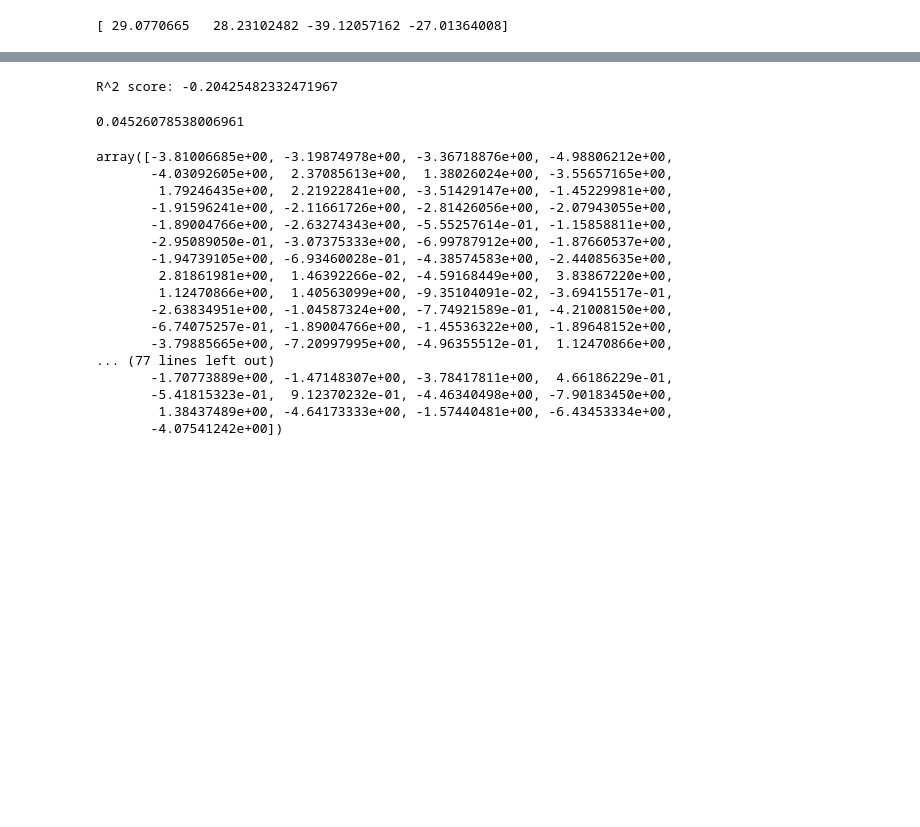
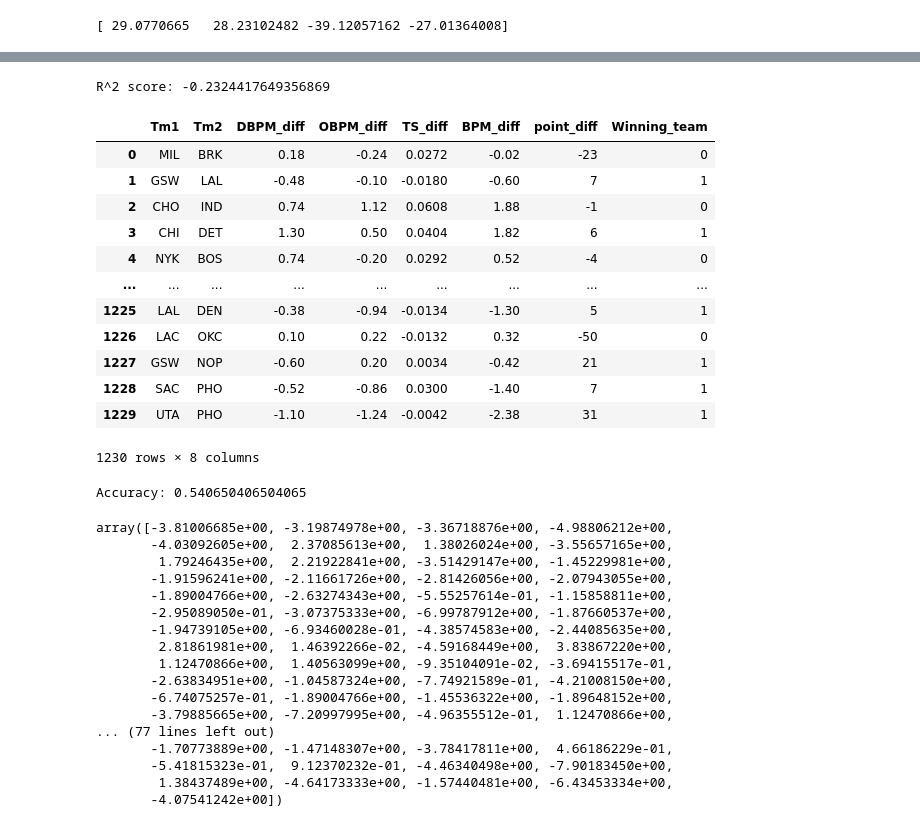
Before and after one commit to lmainvielle2023/LinearRegression, a Jupyter notebook: Murph's Project/CompSci project.ipynb, the cells around one changed output, grey strips where cells are left out. Cells and saved outputs as stored; diff of their text form; code cells hidden in the pictures; blank space fills up the shorter version.

```diff
--- a/Untitled Folder/CompSci project.ipynb
+++ b/Murph's Project/CompSci project.ipynb
@@ -142,8 +293,8 @@ from sklearn.metrics import r2_score
 # 'Visitor', 'Home', 'Visitor_pts_diff', 'Home_pts_diff', 'Visitor_DBPM_diff', 'Visitor_OBPM_diff', 'Visitor_TS%_diff', 'Visitor_BPM_diff', 'Home_DBPM_diff', 'Home_OBPM_diff', 'Home_TS%_diff', 'Home_BPM_diff', 'Pt_diff'
 
 # Define the features and target
-X = results[['DBPM_diff', 'OBPM_diff', 'TS_diff', 'BPM_diff']]
-y = results['point_diff']
+X = results[['WS48_diff', 'PER_diff', 'TS_diff', 'BPM_diff', 'VORP_diff']]
+y = results['Winning_team']
 
 # Split the data into training and testing sets
 X_train, X_test, y_train, y_test = train_test_split(X, y, test_size=0.3, random_state=0)
@@ -158,11 +309,44 @@ y_pred = rf.predict(X_test)
 # Print the R^2 score
 print('R^2 score:', r2_score(y_test, y_pred))
 # %% [output]
-R^2 score: -0.20425482332471967
+R^2 score: -0.2324417649356869
+# %%
+results['Winning_team'] = (results['point_diff'] > 0).astype(int)
+mask = (results['point_diff'] < 0)
+results.loc[mask, ['Tm1', 'Tm2']] = results.loc[mask, ['Tm2', 'Tm1']].values
+results
+# %% [output]
+|  | Tm1 | Tm2 | DBPM_diff | OBPM_diff | TS_diff | BPM_diff | point_diff | Winning_team |
+| 0 | MIL | BRK | 0.18 | -0.24 | 0.0272 | -0.02 | -23 | 0 |
+| 1 | GSW | LAL | -0.48 | -0.10 | -0.0180 | -0.60 | 7 | 1 |
+| 2 | CHO | IND | 0.74 | 1.12 | 0.0608 | 1.88 | -1 | 0 |
+| 3 | CHI | DET | 1.30 | 0.50 | 0.0404 | 1.82 | 6 | 1 |
+| 4 | NYK | BOS | 0.74 | -0.20 | 0.0292 | 0.52 | -4 | 0 |
+| ... | ... | ... | ... | ... | ... | ... | ... | ... |
+| 1225 | LAL | DEN | -0.38 | -0.94 | -0.0134 | -1.30 | 5 | 1 |
+| 1226 | LAC | OKC | 0.10 | 0.22 | -0.0132 | 0.32 | -50 | 0 |
+| 1227 | GSW | NOP | -0.60 | 0.20 | 0.0034 | -0.42 | 21 | 1 |
+| 1228 | SAC | PHO | -0.52 | -0.86 | 0.0300 | -1.40 | 7 | 1 |
+| 1229 | UTA | PHO | -1.10 | -1.24 | -0.0042 | -2.38 | 31 | 1 |
+1230 rows × 8 columns
 # %%
-lr_model.score(X_test, y_test)
+from sklearn.ensemble import RandomForestClassifier
+from sklearn.model_selection import train_test_split
+from sklearn.metrics import accuracy_score
+
+X = results[['WS48_diff', 'PER_diff', 'TS_diff', 'BPM_diff', 'VORP_diff']]
+y = results['Winning_team']
+X_train, X_test, y_train, y_test, = train_test_split(X, y, test_size=0.2, random_state=0)
+
+clf = RandomForestClassifier(n_estimators=1000, random_state=0)
+clf.fit(X_train, y_train)
+
+y_pred = clf.predict(X_test)
+accuracy = accuracy_score(y_test, y_pred)
+
+print('Accuracy:', accuracy)
 # %% [output]
-0.04526078538006961
+Accuracy: 0.540650406504065
 # %%
 lr_model.predict(X_test)
 # %% [output]
```
Also changed, not shown: parts of 9 cells of this notebook, 7 other files.
